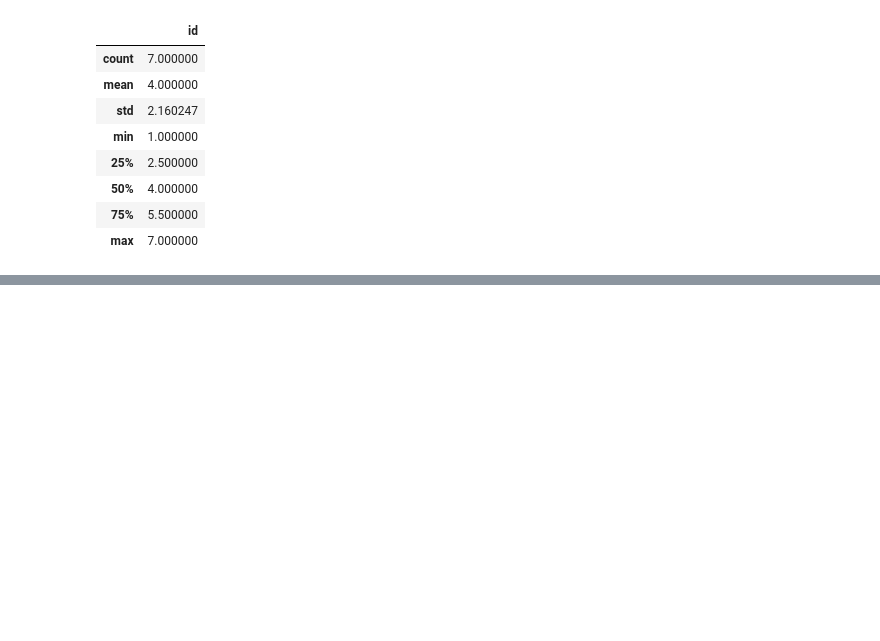
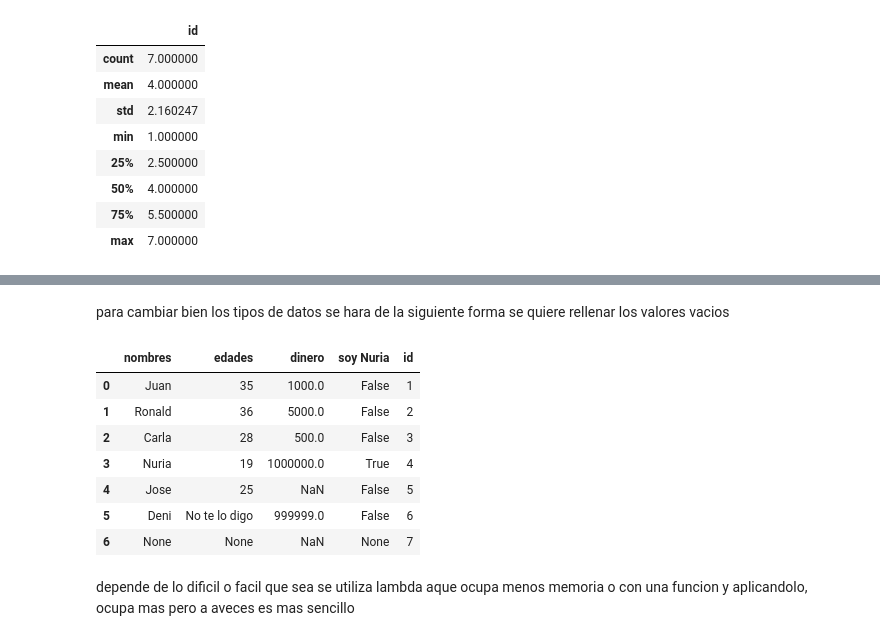
Before and after one commit to IsabelRomoBru/DS102024, a Jupyter notebook: 2-DataAnalysis/2-Pandas/Teoría/ejercicio/ejercicio.ipynb, the cells around one changed output, grey strips where cells are left out. Drawn from its saved outputs; the diff is of its cells as text; code cells hidden in the pictures; blank space fills up the shorter version.

```diff
--- a/2-DataAnalysis/2-Pandas/Teoría/ejercicio/ejercicio.ipynb
+++ b/2-DataAnalysis/2-Pandas/Teoría/ejercicio/ejercicio.ipynb
@@ -81,0 +124,17 @@ memory usage: 412.0+ bytes
+# %% [markdown]
+para cambiar bien los tipos de datos se hara de la siguiente forma
+se quiere rellenar los valores vacios
+# %%
+df['dinero']=df['dinero'].apply(lambda x: 999_999 if x=='casi un millon' else (np.nan if x =='anda a lavarte' else x))
+df
+# %% [output]
+|  | nombres | edades | dinero | soy Nuria | id |
+| 0 | Juan | 35 | 1000.0 | False | 1 |
+| 1 | Ronald | 36 | 5000.0 | False | 2 |
+| 2 | Carla | 28 | 500.0 | False | 3 |
+| 3 | Nuria | 19 | 1000000.0 | True | 4 |
+| 4 | Jose | 25 | NaN | False | 5 |
+| 5 | Deni | No te lo digo | 999999.0 | False | 6 |
+| 6 | None | None | NaN | None | 7 |
+# %% [markdown]
+depende de lo dificil o facil que sea se utiliza lambda aque ocupa menos memoria o con una funcion y aplicandolo, ocupa mas pero a aveces es mas sencillo
```
Also changed, not shown: parts of 25 cells of this notebook, 1 other file.
